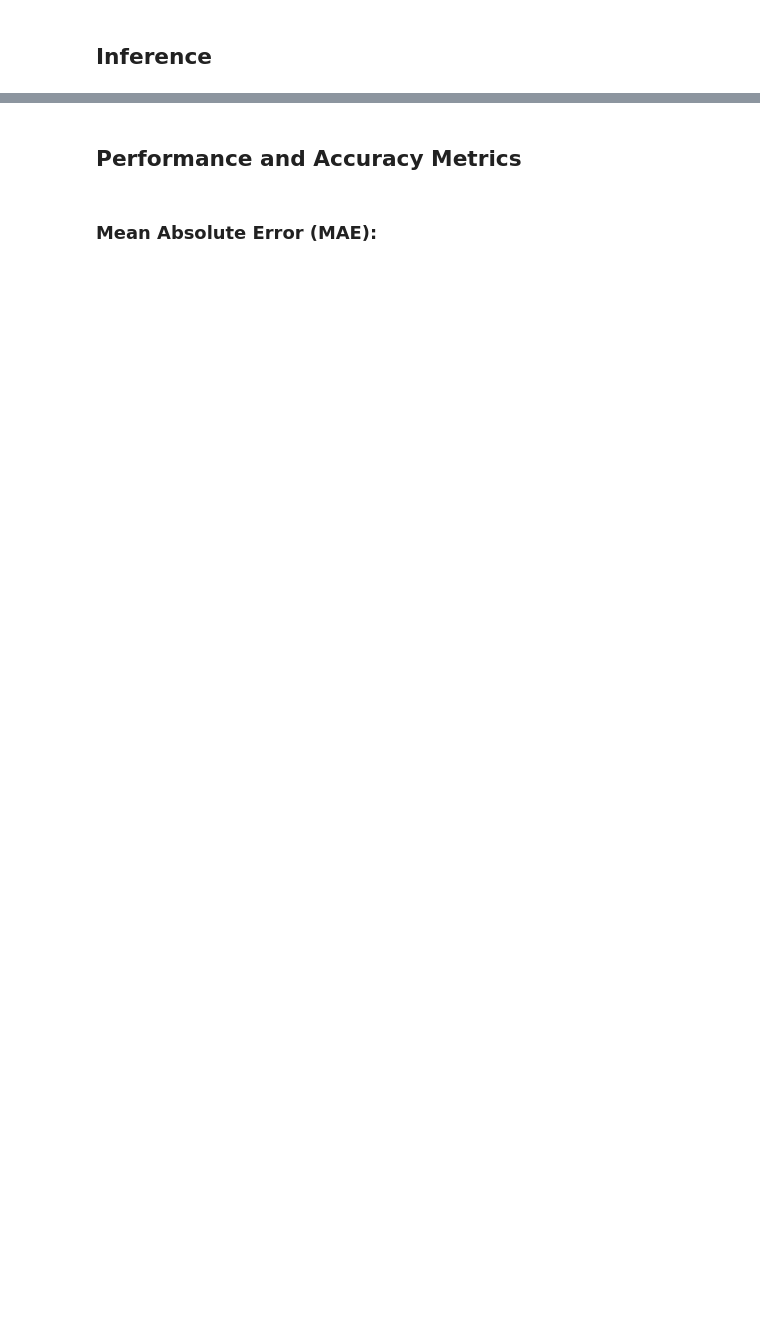
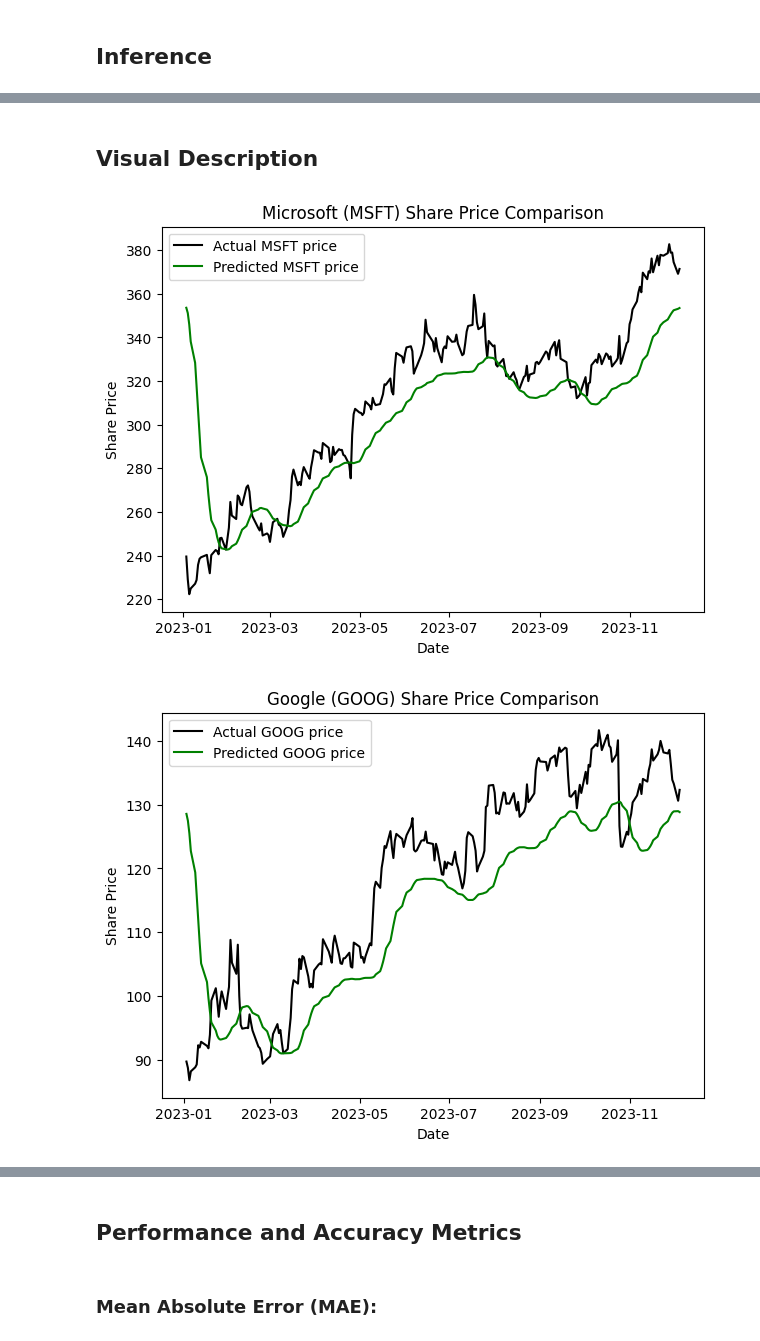
Before and after one commit to karla-mond/stockPred-Mex, a Jupyter notebook: lstm/lstm.ipynb, the cells around one changed output, grey strips where cells are left out. Cells and saved outputs as stored; diff of their text form; code cells hidden in the pictures; blank space fills up the shorter version.

```diff
--- a/lstm/lstm.ipynb
+++ b/lstm/lstm.ipynb
@@ -222,0 +155,12 @@ Epoch 25/25
+# %%
+model_msft = LSTM_model(x_train_msft)
+model_msft.compile(optimizer='adam', loss='mean_squared_error')
+model_msft.fit(x_train_msft, y_train_msft, epochs=25, batch_size=32, callbacks=[checkpointer])
+
+model_goog = LSTM_model(x_train_goog)
+model_goog.compile(optimizer='adam', loss='mean_squared_error')
+model_goog.fit(x_train_goog, y_train_goog, epochs=25, batch_size=32, callbacks=[checkpointer])
+
+model_v = LSTM_model(x_train_v)
+model_v.compile(optimizer='adam', loss='mean_squared_error')
+model_v.fit(x_train_v, y_train_v, epochs=25, batch_size=32, callbacks=[checkpointer])
@@ -324,0 +252,40 @@ for COMPANY in COMPANIES:
+# %% [markdown]
+## Visual Description
+# %%
+# Plot the predicted prices using a green line
+predicted_dates_msft = test_data_msft.index[-len(predicted_prices_msft):]
+predicted_dates_goog = test_data_goog.index[-len(predicted_prices_goog):]
+predicted_dates_v = test_data_v.index[-len(predicted_prices_v):]
+# %%
+# Plot the actual prices and predicted prices for Microsoft (MSFT)
+plt.figure(figsize=(7, 5))
+plt.plot(test_data_msft.index, actual_prices_msft, color='black', label="Actual MSFT price")
+plt.plot(predicted_dates_msft, predicted_prices_msft, color='green', label="Predicted MSFT price")
+plt.title("Microsoft (MSFT) Share Price Comparison")
+plt.xlabel("Date")
+plt.ylabel("Share Price")
+plt.legend()
+plt.show()
+
+# Plot the actual prices and predicted prices for Google (GOOG)
+plt.figure(figsize=(7, 5))
+plt.plot(test_data_goog.index, actual_prices_goog, color='black', label="Actual GOOG price")
+plt.plot(predicted_dates_goog, predicted_prices_goog, color='green', label="Predicted GOOG price")
+plt.title("Google (GOOG) Share Price Comparison")
+plt.xlabel("Date")
+plt.ylabel("Share Price")
+plt.legend()
+plt.show()
+
+# Plot the actual prices and predicted prices for VISA (V)
+plt.figure(figsize=(7, 5))
+plt.plot(test_data_v.index, actual_prices_v, color='black', label="Actual V price")
+plt.plot(predicted_dates_v, predicted_prices_v, color='green', label="Predicted V price")
+plt.title("VISA (V) Share Price Comparison")
+plt.xlabel("Date")
+plt.ylabel("Share Price")
+plt.legend()
+plt.show()
+# %% [output]
+[figure, added]
+[figure, added]
```
Also changed, not shown: parts of 22 cells of this notebook.
